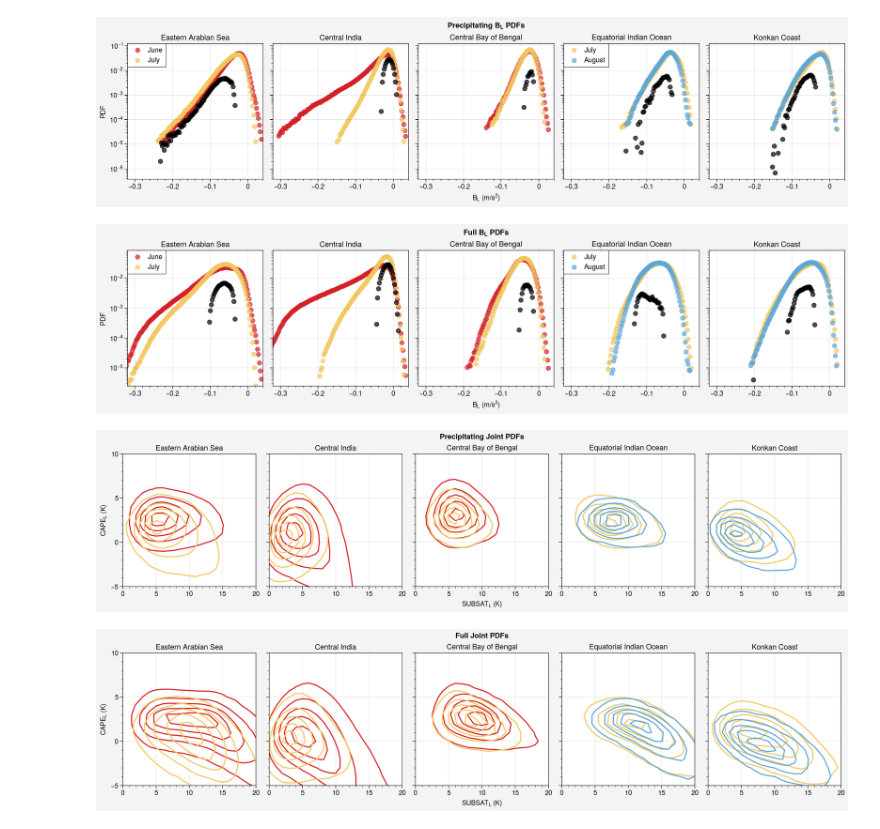
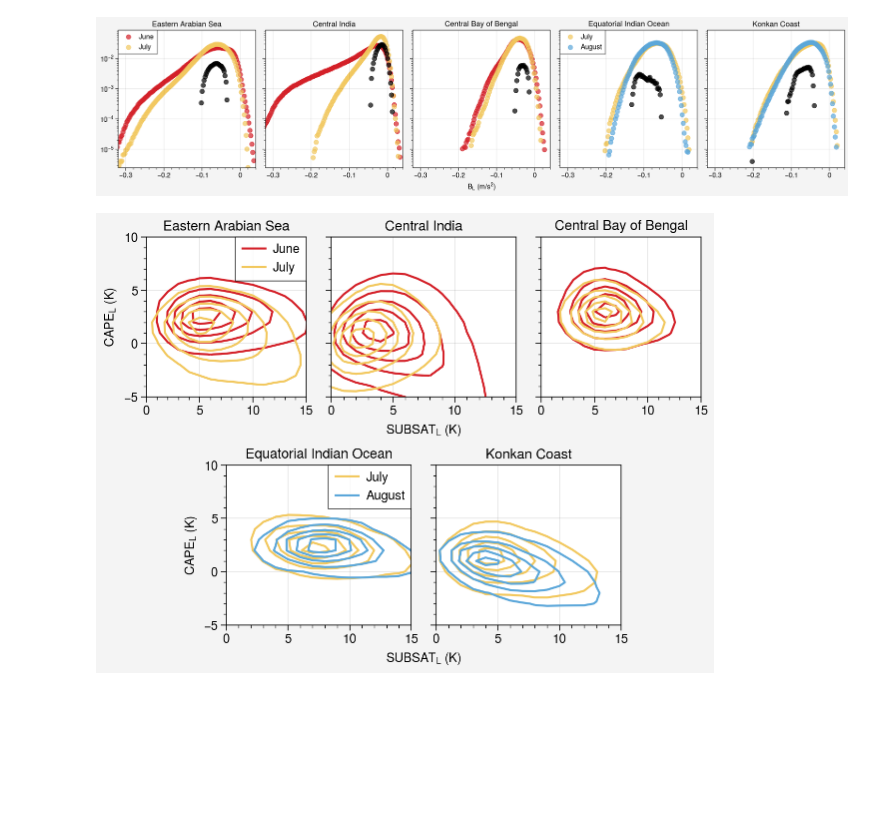
Before and after one commit to savannahferretti/monsoon-pod, a Jupyter notebook: notebooks/test_pdfs.ipynb, the cells around one changed output. Drawn from its saved outputs; the diff is of its cells as text; code cells hidden in the pictures; blank space fills up the shorter version.

```diff
--- a/notebooks/test_pdfs.ipynb
+++ b/notebooks/test_pdfs.ipynb
@@ -56,81 +56,46 @@ def get_pdf(stats,bintype,precipitating,samplethresh=SAMPLETHRESH):
     return xr.DataArray(pdf,coords={'subsat':stats.subsat.values,'cape':stats.cape.values}),subsatmaxidx,capemaxidx
 # %%
 fig,axs = pplt.subplots(nrows=1,ncols=5)
-axs.format(suptitle='Precipitating $B_L$ PDFs',
-           xlabel='$B_L$ (m/s$^2$)',xlim=(-0.32,0.04),xticks=0.1,ylabel='PDF',yscale='log',yformatter='log')
+axs.format(xlabel='$B_L$ (m/s$^2$)',xlim=(-0.32,0.04),xticks=0.1,yscale='log',yformatter='log')
 for i,region in enumerate(REGIONS):
     axs[i].format(titleloc='c',title=f'{region}')
     casekey = 'JJ' if i<3 else 'JA'
     axnum   = 0 if casekey=='JJ' else 3
     pdflist = []
     for month,label,color in CASES[casekey]:
         monthstats = stats.sel(region=region,month=month)
-        pdf = get_pdf(monthstats,bintype='1D',precip=True)
-        # print(np.nansum(pdf))
+        pdf = get_pdf(monthstats,bintype='1D',precipitating=False)
         pdflist.append(pdf)
         axs[i].scatter(pdf,color=color,label=label,alpha=0.7)
     pdfdiff = pdflist[1]-pdflist[0]
     axs[i].scatter(pdfdiff,color='k',alpha=0.7)
     axs[axnum].legend(loc='ul',ncols=1)
 pplt.show()
-
-fig,axs = pplt.subplots(nrows=1,ncols=5)
-axs.format(suptitle='Full $B_L$ PDFs',
-           xlabel='$B_L$ (m/s$^2$)',xlim=(-0.32,0.04),xticks=0.1,ylabel='PDF',yscale='log',yformatter='log')
-for i,region in enumerate(REGIONS):
-    axs[i].format(titleloc='c',title=f'{region}')
-    casekey = 'JJ' if i<3 else 'JA'
-    axnum   = 0 if casekey=='JJ' else 3
-    pdflist = []
-    for month,label,color in CASES[casekey]:
-        monthstats = stats.sel(region=region,month=month)
-        pdf = get_pdf(monthstats,bintype='1D',precip=False)
-        # print(np.nansum(pdf))
-        pdflist.append(pdf)
-        axs[i].scatter(pdf,color=color,label=label,alpha=0.7)
-    pdfdiff = pdflist[1]-pdflist[0]
-    axs[i].scatter(pdfdiff,color='k',alpha=0.7)
-    axs[axnum].legend(loc='ul',ncols=1)
-pplt.show()
 # %% [output]
-[figure, old version]
+[figure, new version]
-[figure, removed]
 # %%
-fig,axs = pplt.subplots(nrows=1,ncols=5)
-axs.format(suptitle='Precipitating Joint PDFs',
-           xlabel='$SUBSAT_L$ (K)',xlim=(0,20),xticks=5,ylabel='$CAPE_L$ (K)',ylim=(-5,10),yticks=5)
+fig = pplt.figure(refaspect=1,refwidth=1.6)
+axs = fig.subplots([[1,1,2,2,3,3],[0,4,4,5,5,0]])
+axs.format(xlabel='$SUBSAT_L$ (K)',xlim=(0,15),xticks=5,ylabel='$CAPE_L$ (K)',ylim=(-5,10),yticks=5)
 for i,region in enumerate(REGIONS):
     axs[i].format(titleloc='c',title=f'{region}')
     casekey = 'JJ' if i<3 else 'JA'
     axnum   = 0 if casekey=='JJ' else 3
     pdflist = []
-    for month,label,color in CASES[casekey]:
-        monthstats = stats.sel(region=region,month=month)
-        pdf,_,_ = get_pdf(monthstats,bintype='2D',precipitating=True)
-        pdfmax = np.nanmax(pdf)
-        pdflevels = np.arange(pdfmax*0.1,pdfmax,pdfmax*0.2)
-        pdflist.append(pdf)
-        axs[i].contour(pdf.T,color=color,levels=pdflevels,label=label)
-    pdfdiff = pdflist[1]-pdflist[0]
-pplt.show()
-
-fig,axs = pplt.subplots(nrows=1,ncols=5)
-axs.format(suptitle='Full Joint PDFs',
-           xlabel='$SUBSAT_L$ (K)',xlim=(0,20),xticks=5,ylabel='$CAPE_L$ (K)',ylim=(-5,10),yticks=5)
-for i,region in enumerate(REGIONS):
-    axs[i].format(titleloc='c',title=f'{region}')
-    casekey = 'JJ' if i<3 else 'JA'
-    axnum   = 0 if casekey=='JJ' else 3
-    pdflist = []
+    keylist = []
     for month,label,color in CASES[casekey]:
         monthstats = stats.sel(region=region,month=month)
         pdf,_,_    = get_pdf(monthstats,bintype='2D',precipitating=False)
         pdfmax     = np.nanmax(pdf)
         pdflevels  = np.arange(pdfmax*0.1,pdfmax,pdfmax*0.2)
         pdflist.append(pdf)
-        axs[i].contour(pdf.T,color=color,levels=pdflevels,label=label)
+        m = axs[i].contour(pdf.T,color=color,levels=pdflevels,label=label)
+        keylist.append(m)
     pdfdiff = pdflist[1]-pdflist[0]
+    axs[i].contour(pdfdiff,color='k',alpha=0.7)
+    axs[axnum].legend(keylist,[CASES[casekey][j][1] for j in range(len(CASES[casekey]))],loc='ur',ncols=1)
+
 pplt.show()
+# fig.save(f'{SAVEDIR}/fig_5.png',dpi=600)
 # %% [output]
-[figure, old version]
+[figure, new version]
-[figure, removed]
```
Also changed, not shown: 7 other files.
